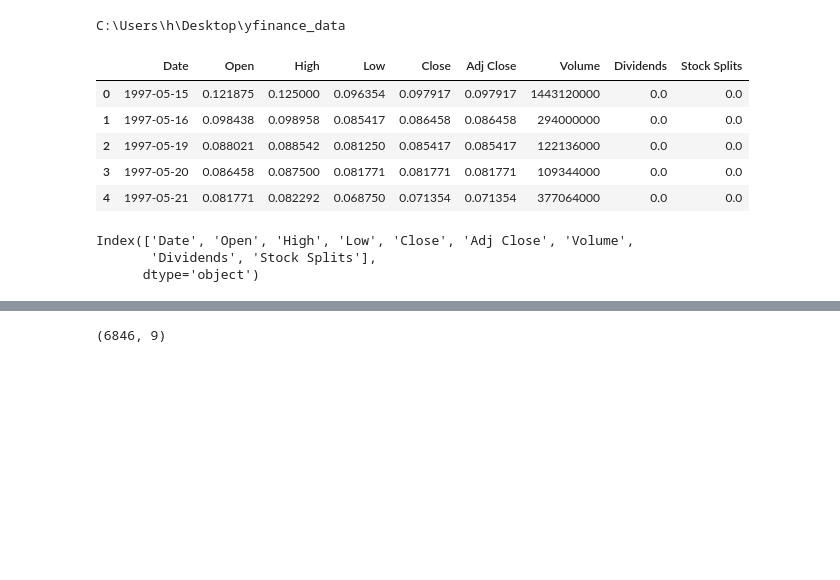
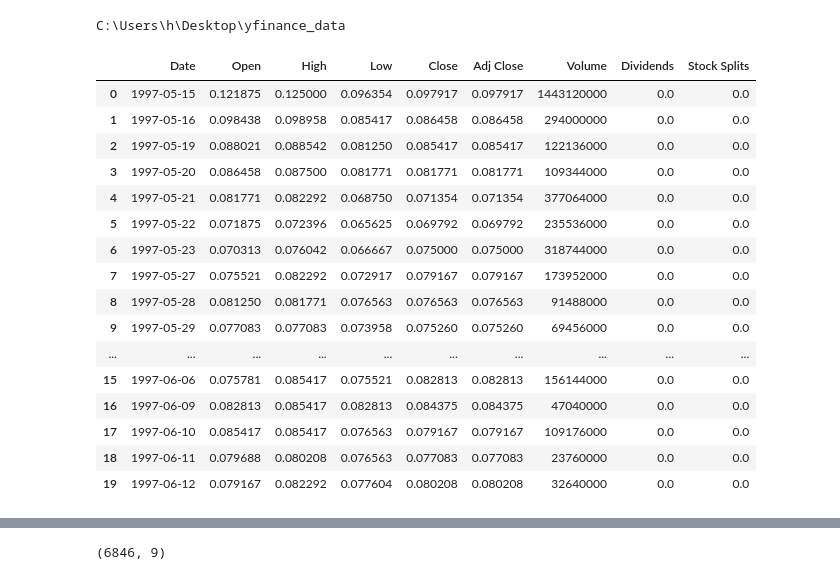
Before and after one commit to obig20/week_one, a Jupyter notebook: EDA.ipynb, the cells around one changed output, grey strips where cells are left out. Drawn from its saved outputs; the diff is of its cells as text; code cells hidden in the pictures; blank space fills up the shorter version.

Commit message:
commit on AMZN companey data

```diff
--- a/EDA.ipynb
+++ b/EDA.ipynb
@@ -12,17 +12,22 @@ C:\Users\h\Desktop\yfinance_data
 # %%
 data = pd.read_csv("C:/Users/h/Desktop/yfinance_data/AMZN_historical_data.csv")
 # %%
-data.head()
+data.head(20)
 # %% [output]
 |  | Date | Open | High | Low | Close | Adj Close | Volume | Dividends | Stock Splits |
 | 0 | 1997-05-15 | 0.121875 | 0.125000 | 0.096354 | 0.097917 | 0.097917 | 1443120000 | 0.0 | 0.0 |
 | 1 | 1997-05-16 | 0.098438 | 0.098958 | 0.085417 | 0.086458 | 0.086458 | 294000000 | 0.0 | 0.0 |
 | 2 | 1997-05-19 | 0.088021 | 0.088542 | 0.081250 | 0.085417 | 0.085417 | 122136000 | 0.0 | 0.0 |
 | 3 | 1997-05-20 | 0.086458 | 0.087500 | 0.081771 | 0.081771 | 0.081771 | 109344000 | 0.0 | 0.0 |
 | 4 | 1997-05-21 | 0.081771 | 0.082292 | 0.068750 | 0.071354 | 0.071354 | 377064000 | 0.0 | 0.0 |
+| 5 | 1997-05-22 | 0.071875 | 0.072396 | 0.065625 | 0.069792 | 0.069792 | 235536000 | 0.0 | 0.0 |
+| 6 | 1997-05-23 | 0.070313 | 0.076042 | 0.066667 | 0.075000 | 0.075000 | 318744000 | 0.0 | 0.0 |
+| 7 | 1997-05-27 | 0.075521 | 0.082292 | 0.072917 | 0.079167 | 0.079167 | 173952000 | 0.0 | 0.0 |
+| 8 | 1997-05-28 | 0.081250 | 0.081771 | 0.076563 | 0.076563 | 0.076563 | 91488000 | 0.0 | 0.0 |
+| 9 | 1997-05-29 | 0.077083 | 0.077083 | 0.073958 | 0.075260 | 0.075260 | 69456000 | 0.0 | 0.0 |
+| ... | ... | ... | ... | ... | ... | ... | ... | ... | ... |
+| 15 | 1997-06-06 | 0.075781 | 0.085417 | 0.075521 | 0.082813 | 0.082813 | 156144000 | 0.0 | 0.0 |
+| 16 | 1997-06-09 | 0.082813 | 0.085417 | 0.082813 | 0.084375 | 0.084375 | 47040000 | 0.0 | 0.0 |
+| 17 | 1997-06-10 | 0.085417 | 0.085417 | 0.076563 | 0.079167 | 0.079167 | 109176000 | 0.0 | 0.0 |
+| 18 | 1997-06-11 | 0.079688 | 0.080208 | 0.076563 | 0.077083 | 0.077083 | 23760000 | 0.0 | 0.0 |
+| 19 | 1997-06-12 | 0.079167 | 0.082292 | 0.077604 | 0.080208 | 0.080208 | 32640000 | 0.0 | 0.0 |
-# %%
-print(data.columns)
-# %% [output]
-Index(['Date', 'Open', 'High', 'Low', 'Close', 'Adj Close', 'Volume',
-       'Dividends', 'Stock Splits'],
-      dtype='object')
```
Also changed, not shown: parts of 7 cells of this notebook, 5 other files.
